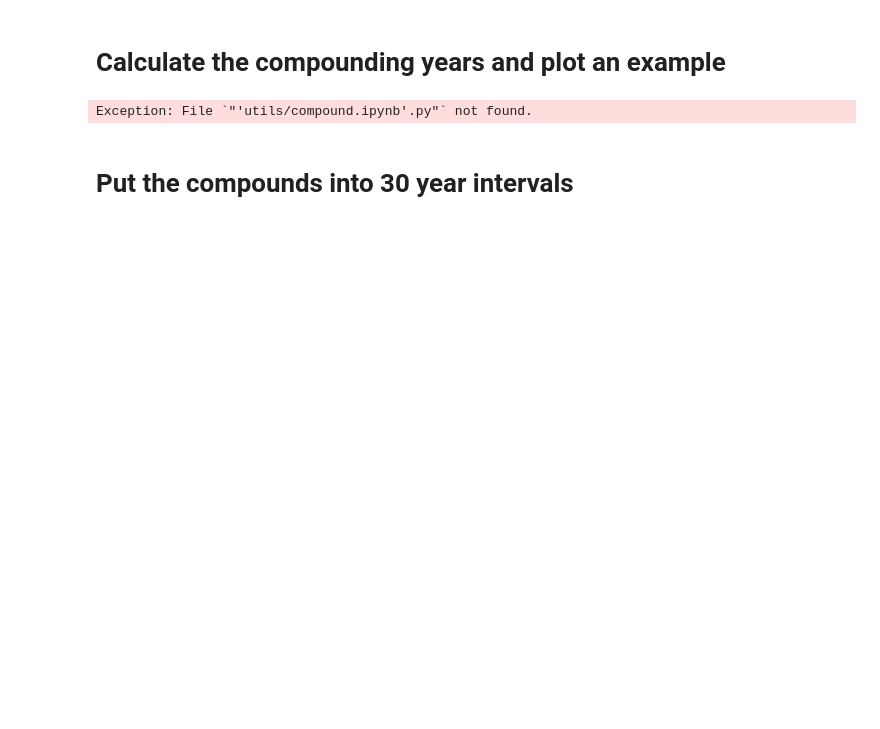
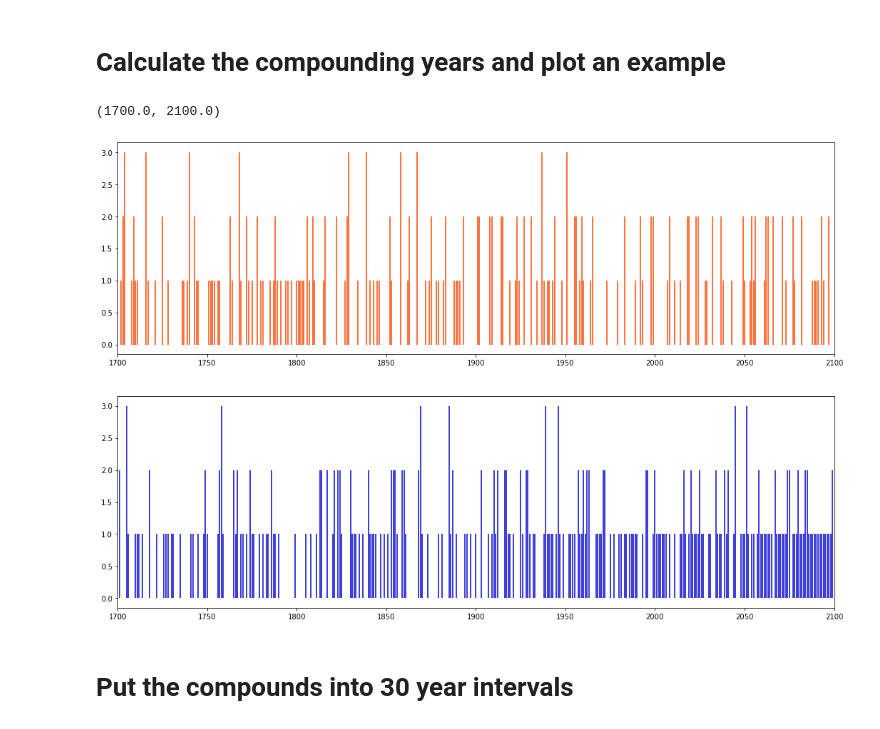
Before and after one commit to anton-seaice/compound, a Jupyter notebook: cesmTradIndecesCompounds.ipynb, the cells around one changed output. Saved outputs shown, nothing was run; the diff lists cells and outputs as text; code cells hidden in the pictures; blank space fills up the shorter version.

```diff
--- a/cesmTradIndecesCompounds.ipynb
+++ b/cesmTradIndecesCompounds.ipynb
@@ -93,28 +93,38 @@ CESM Model Run: LME.008
 # %% [markdown]
 # Calculate the compounding years and plot an example
-# %%
-%run 'utils/compound.ipynb'
-posCount, negCount = applyCriteria(indecesDa, criteriaDa)
-# %% [output]
-Exception: File `"'utils/compound.ipynb'.py"` not found.
+# %%
+firePos, fireNeg = applyCriteria(indecesDa, criteriaDa)
+
+firePosCount = firePos.sum(dim='index')
+
+fireNegCount = fireNeg.sum(dim='index')
 # %%
 #plot the pos events in orange and the neg count in blue
 
-fig = plt.figure(figsize=(12,6))
-plt.vlines(
-    x=negCount.year,
-    ymin=negCount.sel(experiment=expToPlot).values,
-    ymax=0,
-    colors='blue'
-)
+plt.figure(figsize=(18,12))
+
+plt.subplot(2,1,1)
 
 plt.vlines(
-    x=posCount.year,
+    x=firePos.year,
     ymin=0,
-    ymax=posCount.sel(experiment=expToPlot).values,
-    colors='orange'
+    ymax=firePosCount.sel(experiment=expToPlot),
+    colors='orangered'
 )
 plt.xlim(1700,2100)
+
+plt.subplot(2,1,2)
+
+plt.vlines(
+    x=fireNeg.year,
+    ymin=0,
+    ymax=fireNegCount.sel(experiment=expToPlot),
+    colors='mediumblue'
+)
+plt.xlim(1700,2100)
+# %% [output]
+(1700.0, 2100.0)
+[figure, added]
 # %% [markdown]
 # Put the compounds into 30 year intervals
 # %%
```
Also changed, not shown: parts of 11 cells of this notebook, 10 other files.
